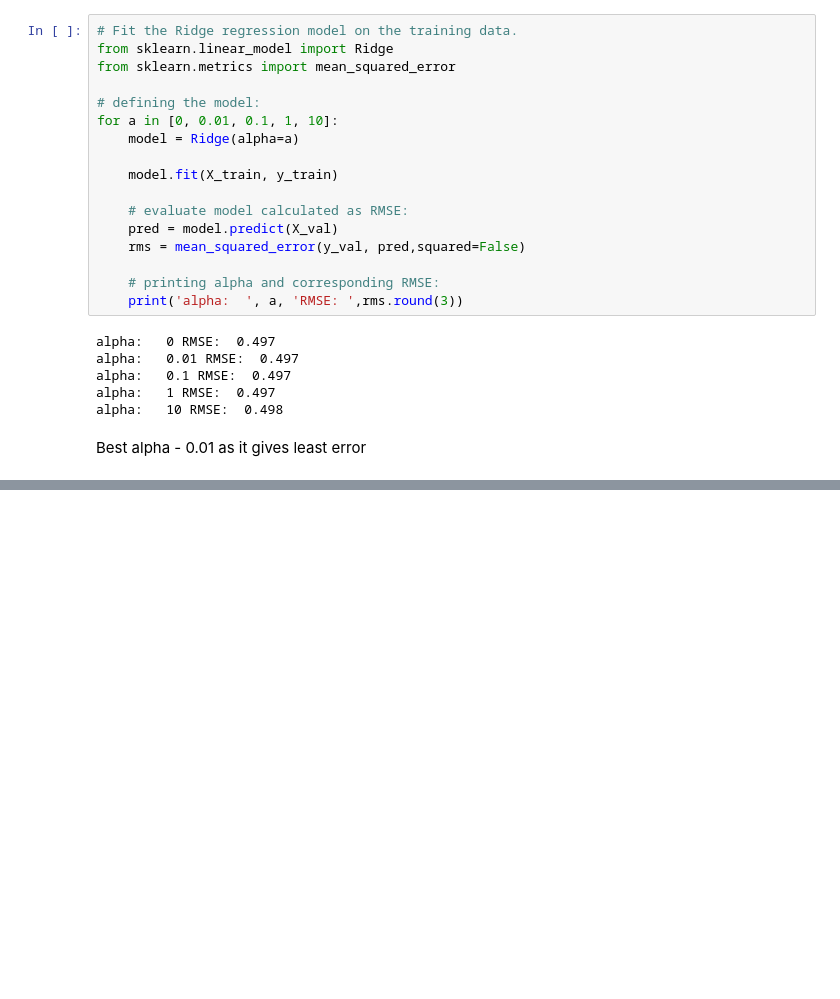
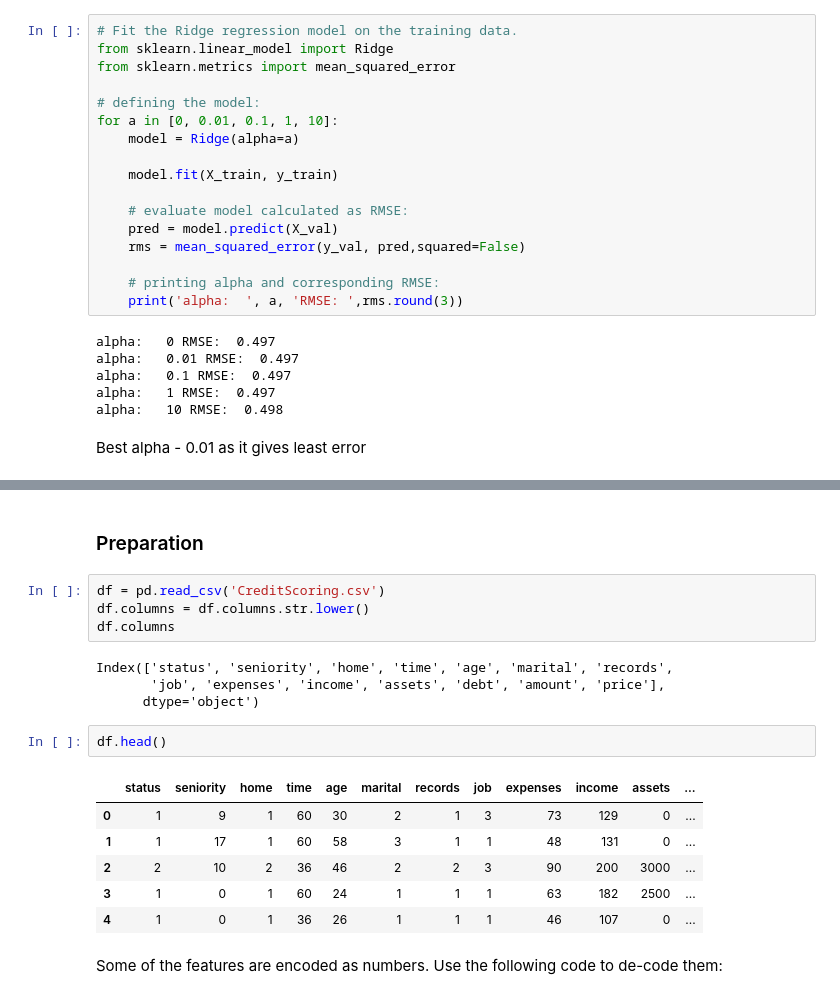
Before and after one commit to sukritishuk/ML_ZoomCamp-DataTalksClub, a Jupyter notebook: HomeWork -DataTalksClub - ML ZoomCamp.ipynb, the cells around one changed output, grey strips where cells are left out. Drawn from its saved outputs; the diff is of its cells as text; blank space fills up the shorter version.

```diff
--- a/HomeWork -DataTalksClub - ML ZoomCamp.ipynb
+++ b/HomeWork -DataTalksClub - ML ZoomCamp.ipynb
@@ -1150,0 +1163,21 @@ Best alpha - 0.01 as it gives least error
+# %% [markdown]
+### Preparation
+# %%
+df = pd.read_csv('CreditScoring.csv')
+df.columns = df.columns.str.lower()
+df.columns
+# %% [output]
+Index(['status', 'seniority', 'home', 'time', 'age', 'marital', 'records',
+       'job', 'expenses', 'income', 'assets', 'debt', 'amount', 'price'],
+      dtype='object')
+# %%
+df.head()
+# %% [output]
+|  | status | seniority | home | time | age | marital | records | job | expenses | income | assets | ... |
+| 0 | 1 | 9 | 1 | 60 | 30 | 2 | 1 | 3 | 73 | 129 | 0 | ... |
+| 1 | 1 | 17 | 1 | 60 | 58 | 3 | 1 | 1 | 48 | 131 | 0 | ... |
+| 2 | 2 | 10 | 2 | 36 | 46 | 2 | 2 | 3 | 90 | 200 | 3000 | ... |
+| 3 | 1 | 0 | 1 | 60 | 24 | 1 | 1 | 1 | 63 | 182 | 2500 | ... |
+| 4 | 1 | 0 | 1 | 36 | 26 | 1 | 1 | 1 | 46 | 107 | 0 | ... |
+# %% [markdown]
+Some of the features are encoded as numbers. Use the following code to de-code them:
```
Also changed, not shown: parts of 60 cells of this notebook.
